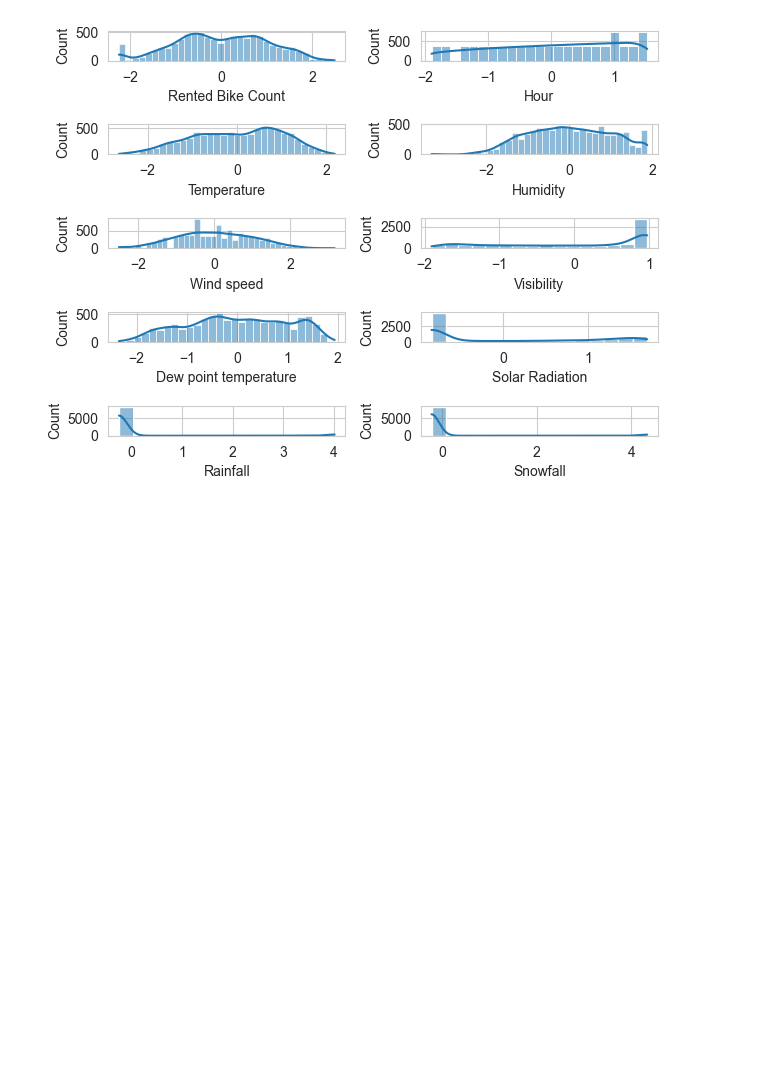
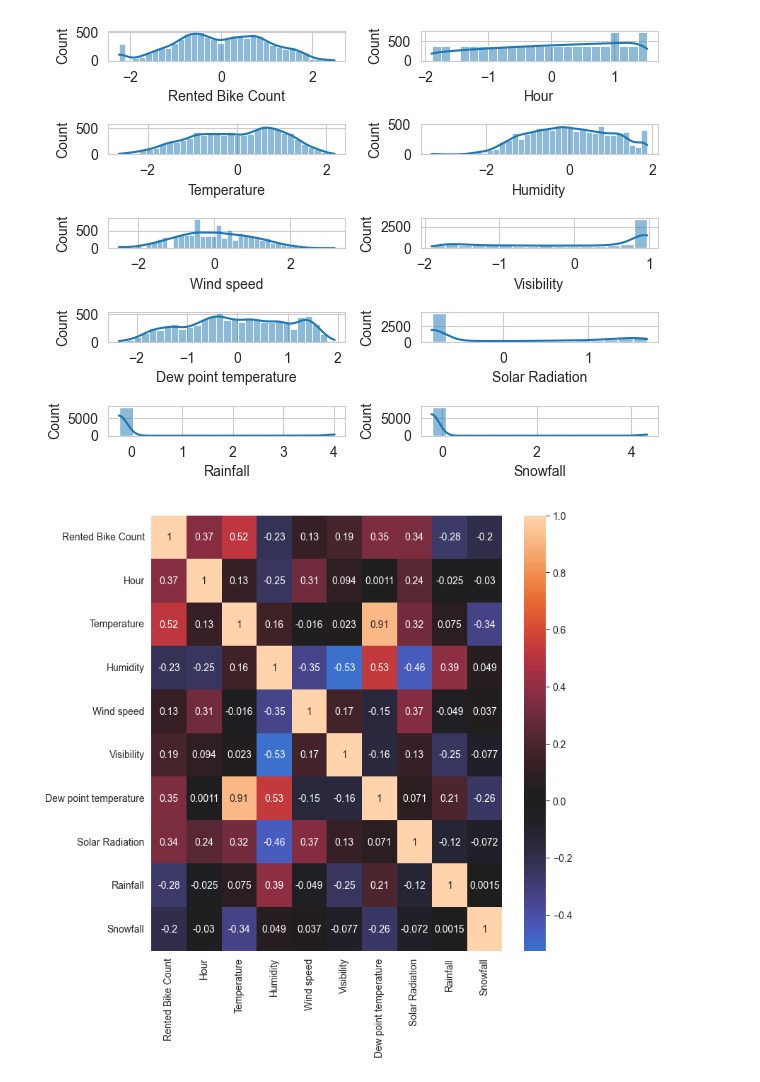
Before and after one commit to YimJeoYeol/e_commerce, a Jupyter notebook: 11_공유자전거 수요예측/sharebike.ipynb, the cells around one changed output. Drawn from its saved outputs; the diff is of its cells as text; code cells hidden in the pictures; blank space fills up the shorter version.

```diff
--- a/11_공유자전거 수요예측/sharebike.ipynb
+++ b/11_공유자전거 수요예측/sharebike.ipynb
@@ -129,5 +145,5 @@ var = list(data.select_dtypes(["float64", "int64"]))
 # %%
-data[var] = sc_X.fit_transform(data[var])
+X[var] = sc_X.fit_transform(X[var])
 # %%
 for i, col in enumerate(data.select_dtypes(["float64", "int64"])):
     ax = plt.subplot(5,2, i+1)
@@ -135,3 +151,9 @@ for i, col in enumerate(data.select_dtypes(["float64", "int64"])):
 plt.tight_layout()
 # %% [output]
 [figure]
+# %%
+plt.figure(figsize=(8,8))
+sns.heatmap(data.select_dtypes(include=['float']).corr(),annot=True,center = 0)
+plt.show()
+# %% [output]
+[figure, added]
```
Also changed, not shown: parts of 26 cells of this notebook.
